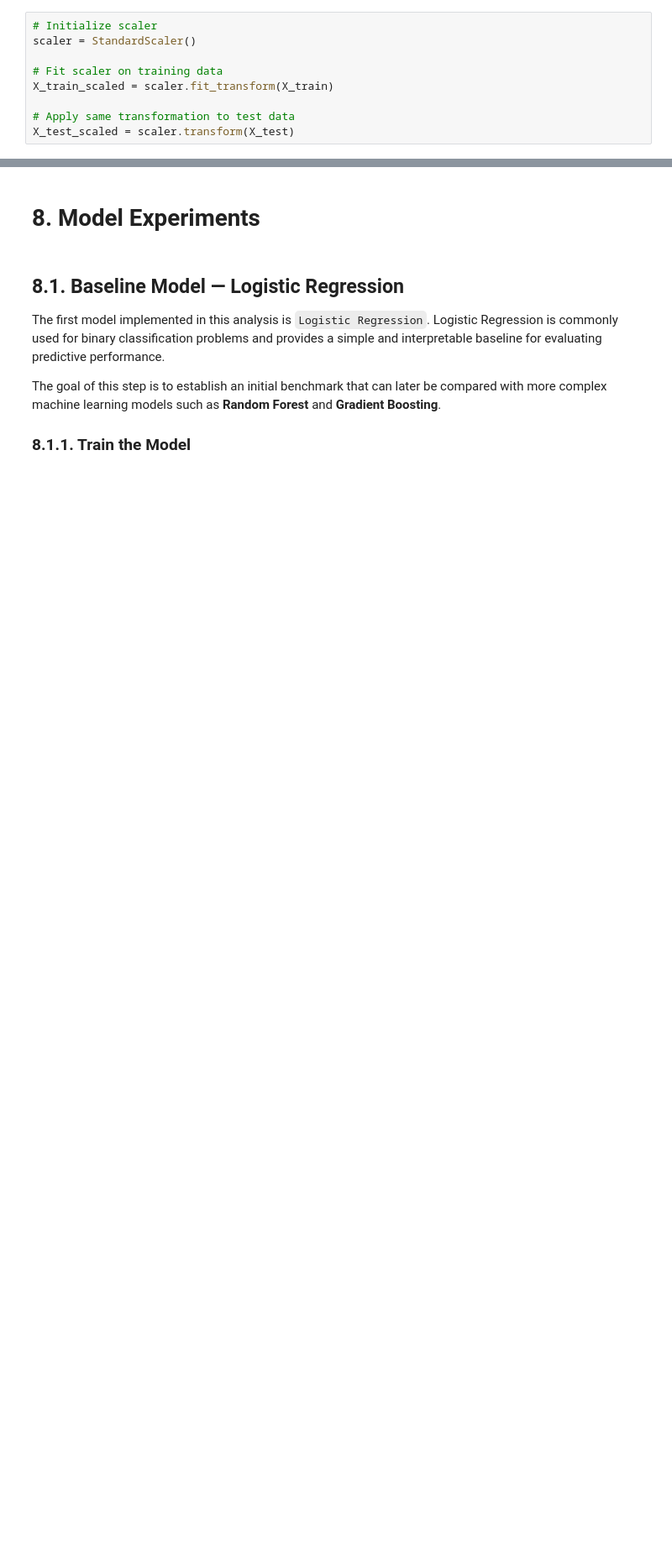
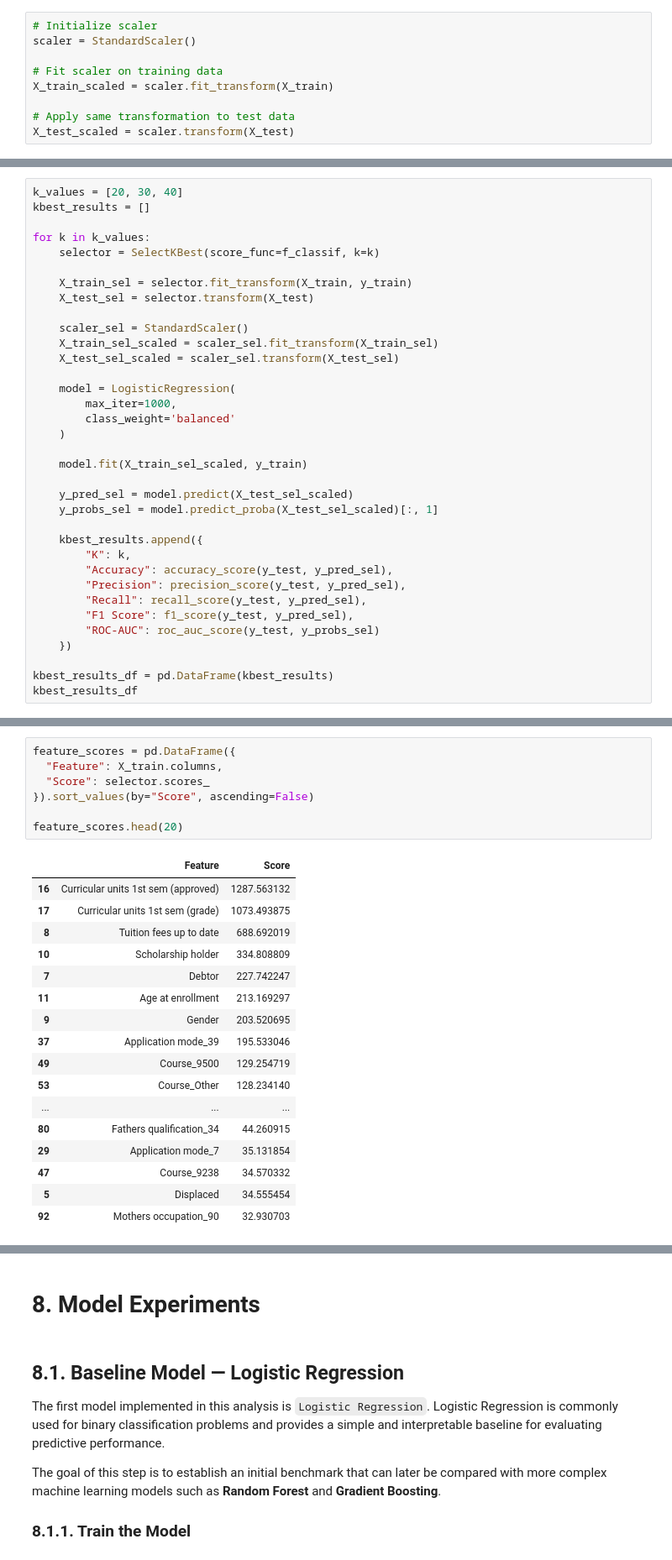
Before and after one commit to DimitarMalamski/student-dropout-predictor, a Jupyter notebook: notebooks/dropout_predictor.ipynb, the cells around one changed output, grey strips where cells are left out. Shown at 84% size. Drawn from its saved outputs; the diff is of its cells as text; blank space fills up the shorter version.

```diff
--- a/notebooks/dropout_predictor.ipynb
+++ b/notebooks/dropout_predictor.ipynb
@@ -438,0 +507,35 @@ X_test_scaled = scaler.transform(X_test)
+# %%
+k_values = [20, 30, 40]
+kbest_results = []
+
+for k in k_values:
+    selector = SelectKBest(score_func=f_classif, k=k)
+
+    X_train_sel = selector.fit_transform(X_train, y_train)
+    X_test_sel = selector.transform(X_test)
+
+    scaler_sel = StandardScaler()
+    X_train_sel_scaled = scaler_sel.fit_transform(X_train_sel)
+    X_test_sel_scaled = scaler_sel.transform(X_test_sel)
+
+    model = LogisticRegression(
+        max_iter=1000,
+        class_weight='balanced'
+    )
+
+    model.fit(X_train_sel_scaled, y_train)
+
+    y_pred_sel = model.predict(X_test_sel_scaled)
+    y_probs_sel = model.predict_proba(X_test_sel_scaled)[:, 1]
+
+    kbest_results.append({
+        "K": k,
+        "Accuracy": accuracy_score(y_test, y_pred_sel),
+        "Precision": precision_score(y_test, y_pred_sel),
+        "Recall": recall_score(y_test, y_pred_sel),
+        "F1 Score": f1_score(y_test, y_pred_sel),
+        "ROC-AUC": roc_auc_score(y_test, y_probs_sel)
+    })
+
+kbest_results_df = pd.DataFrame(kbest_results)
+kbest_results_df
@@ -438,0 +549,25 @@ X_test_scaled = scaler.transform(X_test)
+# %%
+feature_scores = pd.DataFrame({
+  "Feature": X_train.columns,
+  "Score": selector.scores_
+}).sort_values(by="Score", ascending=False)
+
+feature_scores.head(20)
+# %% [output]
+|  | Feature | Score |
+| 16 | Curricular units 1st sem (approved) | 1287.563132 |
+| 17 | Curricular units 1st sem (grade) | 1073.493875 |
+| 8 | Tuition fees up to date | 688.692019 |
+| 10 | Scholarship holder | 334.808809 |
+| 7 | Debtor | 227.742247 |
+| 11 | Age at enrollment | 213.169297 |
+| 9 | Gender | 203.520695 |
+| 37 | Application mode_39 | 195.533046 |
+| 49 | Course_9500 | 129.254719 |
+| 53 | Course_Other | 128.234140 |
+| ... | ... | ... |
+| 80 | Fathers qualification_34 | 44.260915 |
+| 29 | Application mode_7 | 35.131854 |
+| 47 | Course_9238 | 34.570332 |
+| 5 | Displaced | 34.555454 |
+| 92 | Mothers occupation_90 | 32.930703 |
```
Also changed, not shown: parts of 21 cells of this notebook.
